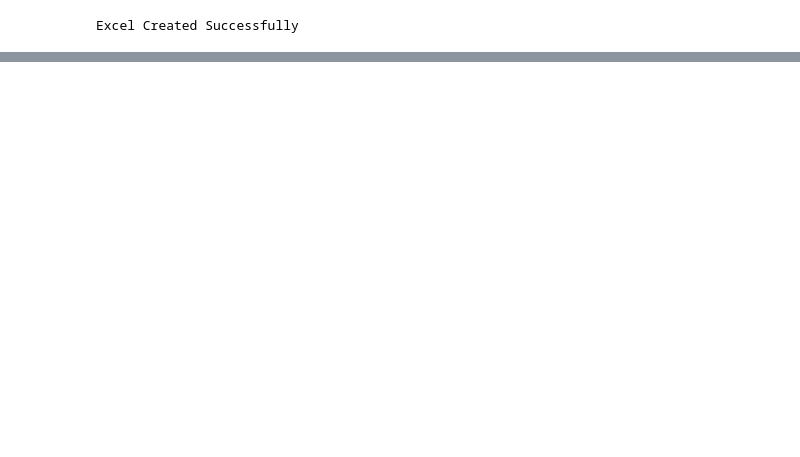
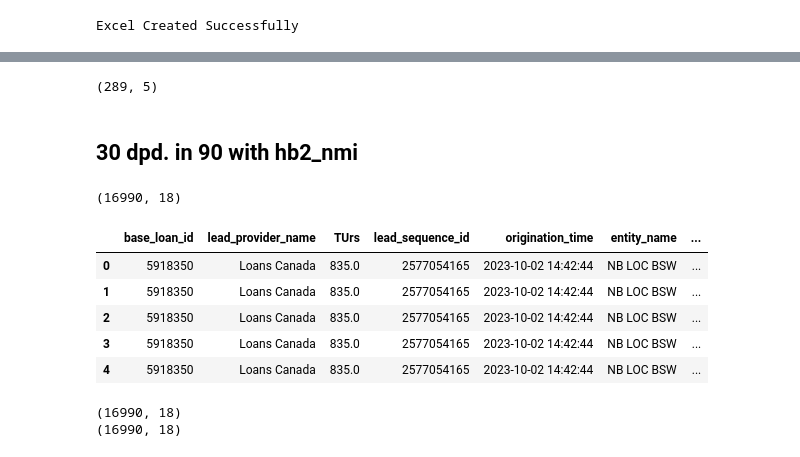
Before and after one commit to ethan-propel/projects, a Jupyter notebook: Defaults by income.ipynb, the cells around one changed output, grey strips where cells are left out. Saved outputs shown, nothing was run; the diff lists cells and outputs as text; code cells hidden in the pictures; blank space fills up the shorter version.

```diff
--- a/Defaults by income.ipynb
+++ b/Defaults by income.ipynb
@@ -357,0 +504,6 @@ Excel Created Successfully
+# %%
+dl_df.shape
+# %% [output]
+(289, 5)
+# %% [markdown]
+## 30 dpd. in 90 with hb2_nmi
@@ -357,0 +514,63 @@ Excel Created Successfully
+# %%
+# NC MK loans originated in 2023 Q3 to 2024 Q2 (Start +1 month for both)
+##Change origination_time range to alter date range
+conn= mysql.connector.connect(option_files='.my.cnf', option_groups = 'mysqlconnection',use_pure=True ,
+                              auth_plugin='mysql_native_password')
+data_90 = pd.read_sql("""select
+                            lbl.base_loan_id,
+                            a.lead_provider_name,
+                            mkam.mk_TU_risk_Oct2022_score as TUrs,
+                            llh.lead_sequence_id,
+                            la.origination_time,
+                            llh.entity_name,
+                            lpsi.payment_schedule_item_id,
+                            lpsi.item_date,
+                            lpsi.item_type,
+                            lpsi.status as payment_status,
+                            lpsi.total_amount,
+                            lps.payment_schedule_id,
+                            hb2_nmi,
+                            #TIMESTAMPDIFF(DAY, la.origination_time, CURDATE()) AS days_since_origination,
+                            TIMESTAMPDIFF(DAY, la.origination_time, lpsi.item_date) AS payment_days_since_origination,
+                            lbl.loan_amount,
+                            a.UW_STREAM_ID,
+                            la.pay_frequency,
+                            (select if(lpsi2.status in ('Return', 'MISSED'), 1, 0) from jaglms.lms_payment_schedule_items lpsi2
+                            where lpsi2.payment_schedule_id = lps.payment_schedule_id and lps.is_collections!=1 and (lpsi2.item_type != 'C' OR lpsi2.item_type is null) order by item_date limit 1) as isFPD
+                            from jaglms.lms_loan_header llh
+                            INNER JOIN datawork.mk_application_more mkam on llh.lead_sequence_id = mkam.lead_sequence_id
+                            inner join jaglms.lms_base_loans lbl on llh.loan_header_id = lbl.loan_header_id
+                            inner join jaglms.lms_payment_schedules lps on lps.base_loan_id = lbl.base_loan_id
+                            inner join jaglms.lms_payment_schedule_items lpsi on (lps.payment_schedule_id = lpsi.payment_schedule_id) #and lps.is_collections = 0)
+                            inner join dwh.rpt_leads_accepted la on la.lead_sequence_id = llh.lead_sequence_id
+                            inner join datawork.mk_application a on llh.lead_sequence_id = a.lead_sequence_id
+                            inner join datawork.mk_critical_info mkc on llh.lead_sequence_id = mkc.lead_sequence_id
+                            where
+                            llh.loan_header_id is not null
+                            and (lpsi.payment_mode != 'CONCESSION' or lpsi.payment_mode is null)
+                            and lbl.loan_status !='Pending'
+                            and llh.status not in ('void', 'withdraw', 'Credit Return', 'Closed','closed')
+                            and lpsi.status not in ('scheduled','cancelled','SENT','bypass','Correction','Pending')
+                            and la.IsApplicationTest = 0
+                            and llh.is_returning = 0
+                            and llh.last_name not in ('Schwartzenegger', 'Goler')
+                            and la.application_status = 'Originated'
+                            and la.origination_time >= '2023-08-02' and la.origination_time <= '2024-05-17'
+                            AND la.organization_id =5
+                            and TIMESTAMPDIFF(DAY, la.origination_time, lpsi.item_date) <= """+str(days_since_origination)+"""
+                            and (lpsi.item_type != 'C' OR lpsi.item_type is null)
+                            ;""", con = conn)
+conn.close()
+
+print(data_90.shape)
+# %% [output]
+(16990, 18)
+# %%
+data_90.head()
+# %% [output]
+|  | base_loan_id | lead_provider_name | TUrs | lead_sequence_id | origination_time | entity_name | ... |
+| 0 | 5918350 | Loans Canada | 835.0 | 2577054165 | 2023-10-02 14:42:44 | NB LOC BSW | ... |
+| 1 | 5918350 | Loans Canada | 835.0 | 2577054165 | 2023-10-02 14:42:44 | NB LOC BSW | ... |
+| 2 | 5918350 | Loans Canada | 835.0 | 2577054165 | 2023-10-02 14:42:44 | NB LOC BSW | ... |
+| 3 | 5918350 | Loans Canada | 835.0 | 2577054165 | 2023-10-02 14:42:44 | NB LOC BSW | ... |
+| 4 | 5918350 | Loans Canada | 835.0 | 2577054165 | 2023-10-02 14:42:44 | NB LOC BSW | ... |
@@ -357,0 +579,7 @@ Excel Created Successfully
+# %%
+print(data_90.shape)
+data_90 = data_90[data_90['payment_status'].isin(['return', 'missed', 'cleared'])]
+print(data_90.shape)
+# %% [output]
+(16990, 18)
+(16990, 18)
```
Also changed, not shown: parts of 43 cells of this notebook.
